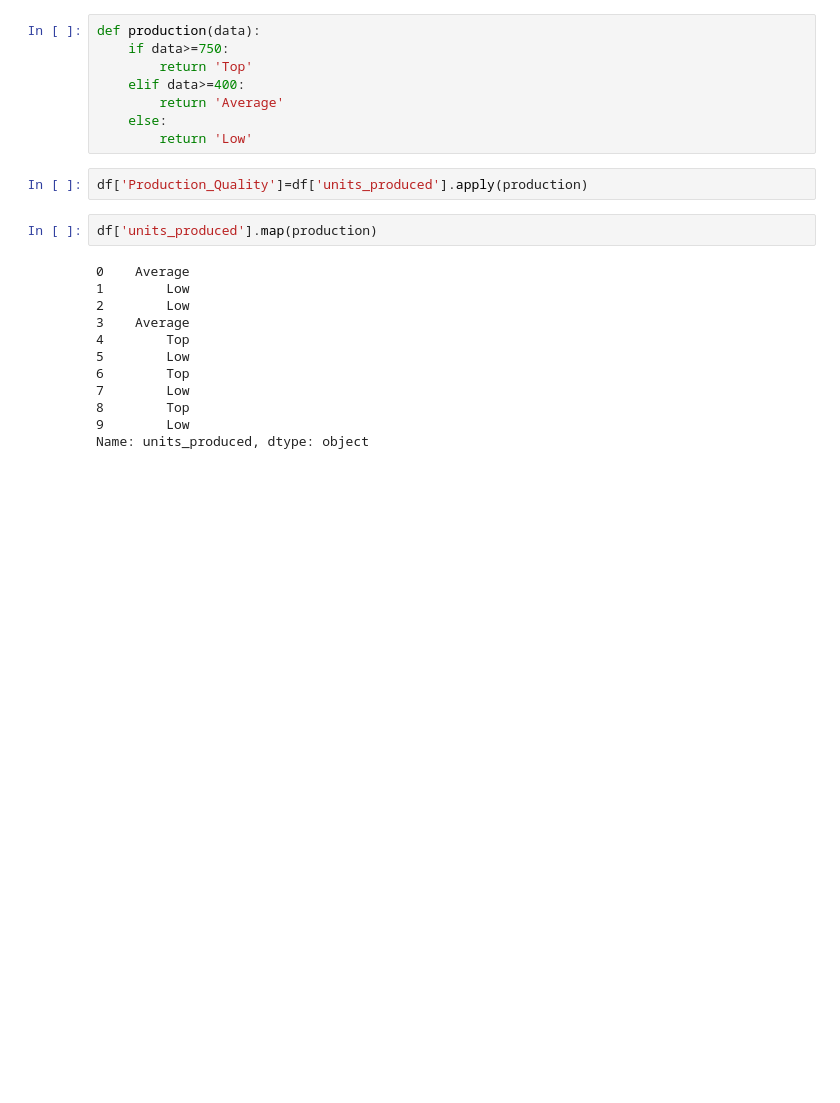
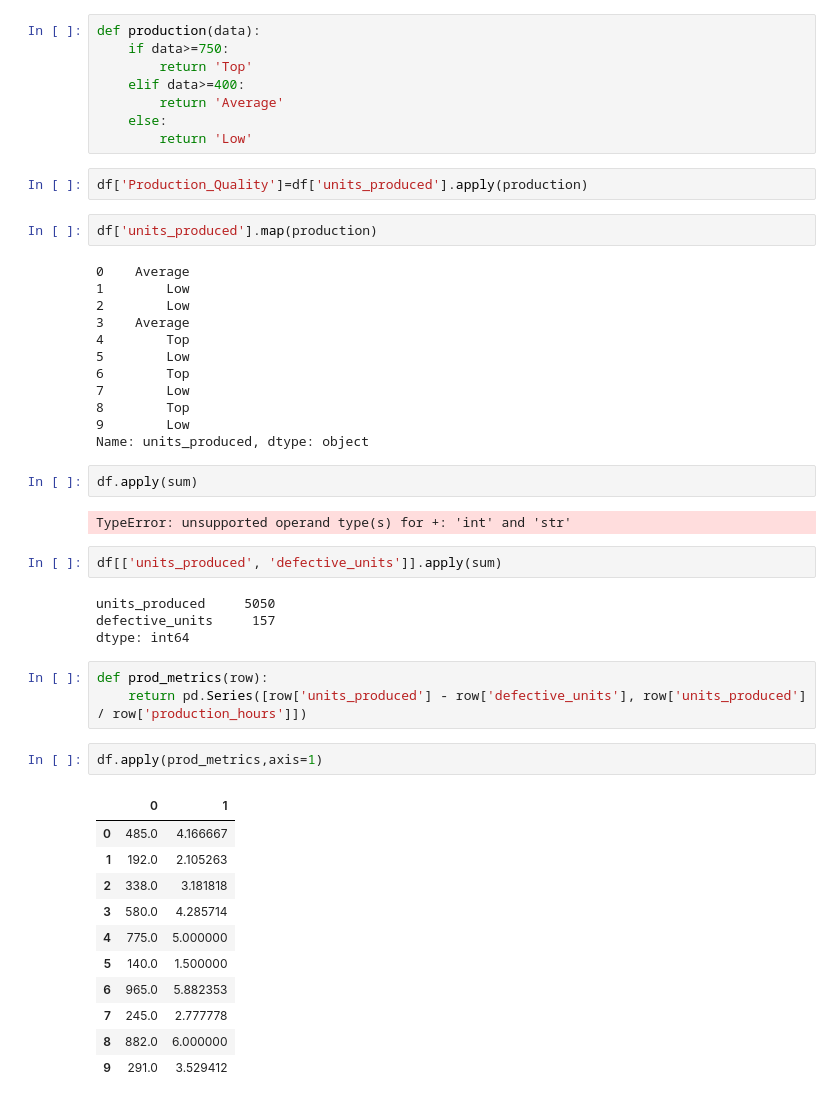
Before and after one commit to Mee-SUJAL/Pandas-Practice-, a Jupyter notebook: Employee_insights.ipynb, the cells around one changed output. Drawn from its saved outputs; the diff is of its cells as text; blank space fills up the shorter version.

Commit message:
APPLY Function Questions Added

```diff
--- a/Employee_insights.ipynb
+++ b/Employee_insights.ipynb
@@ -1854,3 +1892,30 @@ df['units_produced'].map(production)
 8        Top
 9        Low
 Name: units_produced, dtype: object
+# %%
+df.apply(sum)
+# %% [output]
+TypeError: unsupported operand type(s) for +: 'int' and 'str'
+# %%
+df[['units_produced', 'defective_units']].apply(sum)
+# %% [output]
+units_produced     5050
+defective_units     157
+dtype: int64
+# %%
+def prod_metrics(row):
+    return pd.Series([row['units_produced'] - row['defective_units'], row['units_produced'] / row['production_hours']])
+# %%
+df.apply(prod_metrics,axis=1)
+# %% [output]
+|  | 0 | 1 |
+| 0 | 485.0 | 4.166667 |
+| 1 | 192.0 | 2.105263 |
+| 2 | 338.0 | 3.181818 |
+| 3 | 580.0 | 4.285714 |
+| 4 | 775.0 | 5.000000 |
+| 5 | 140.0 | 1.500000 |
+| 6 | 965.0 | 5.882353 |
+| 7 | 245.0 | 2.777778 |
+| 8 | 882.0 | 6.000000 |
+| 9 | 291.0 | 3.529412 |
```
Also changed, not shown: parts of 21 cells of this notebook.
